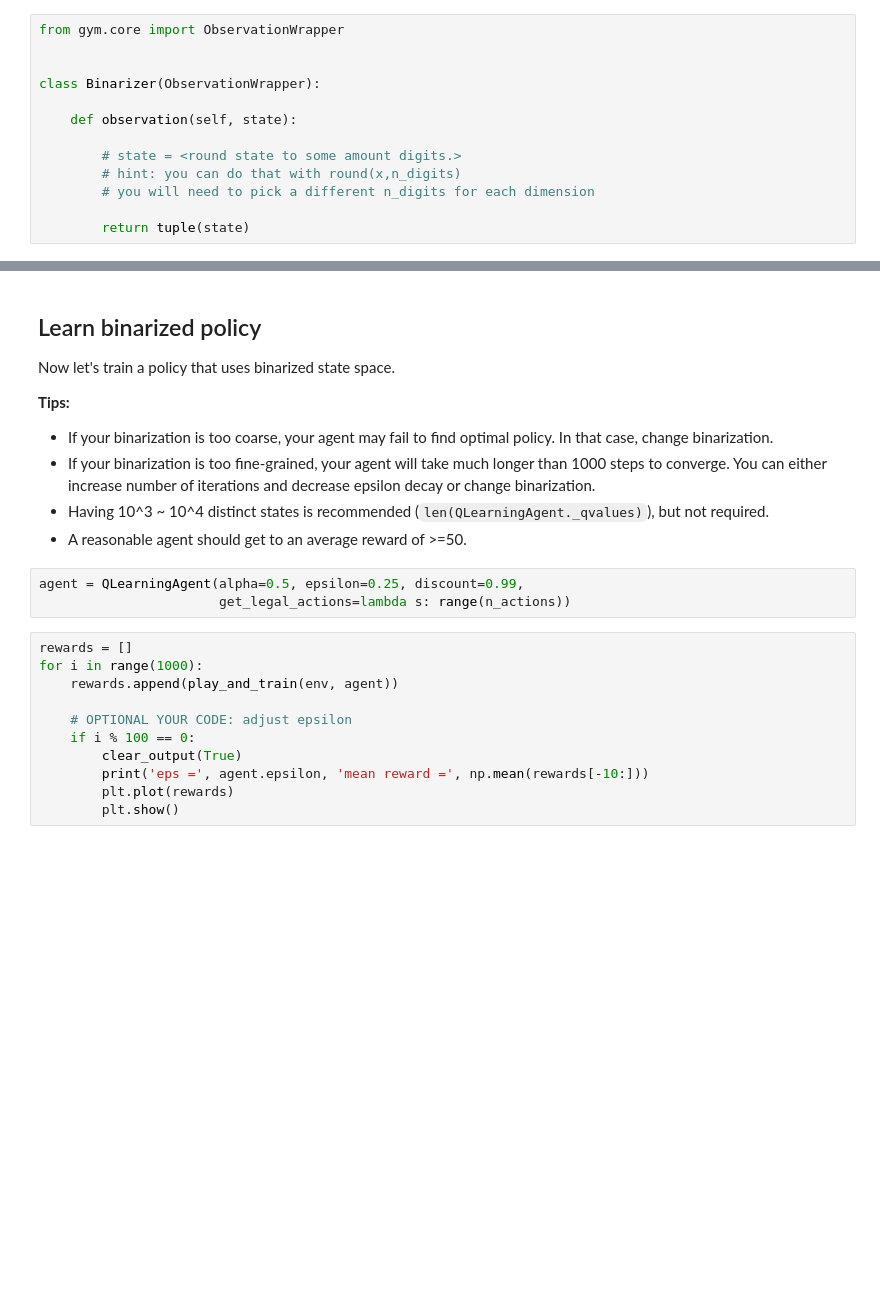
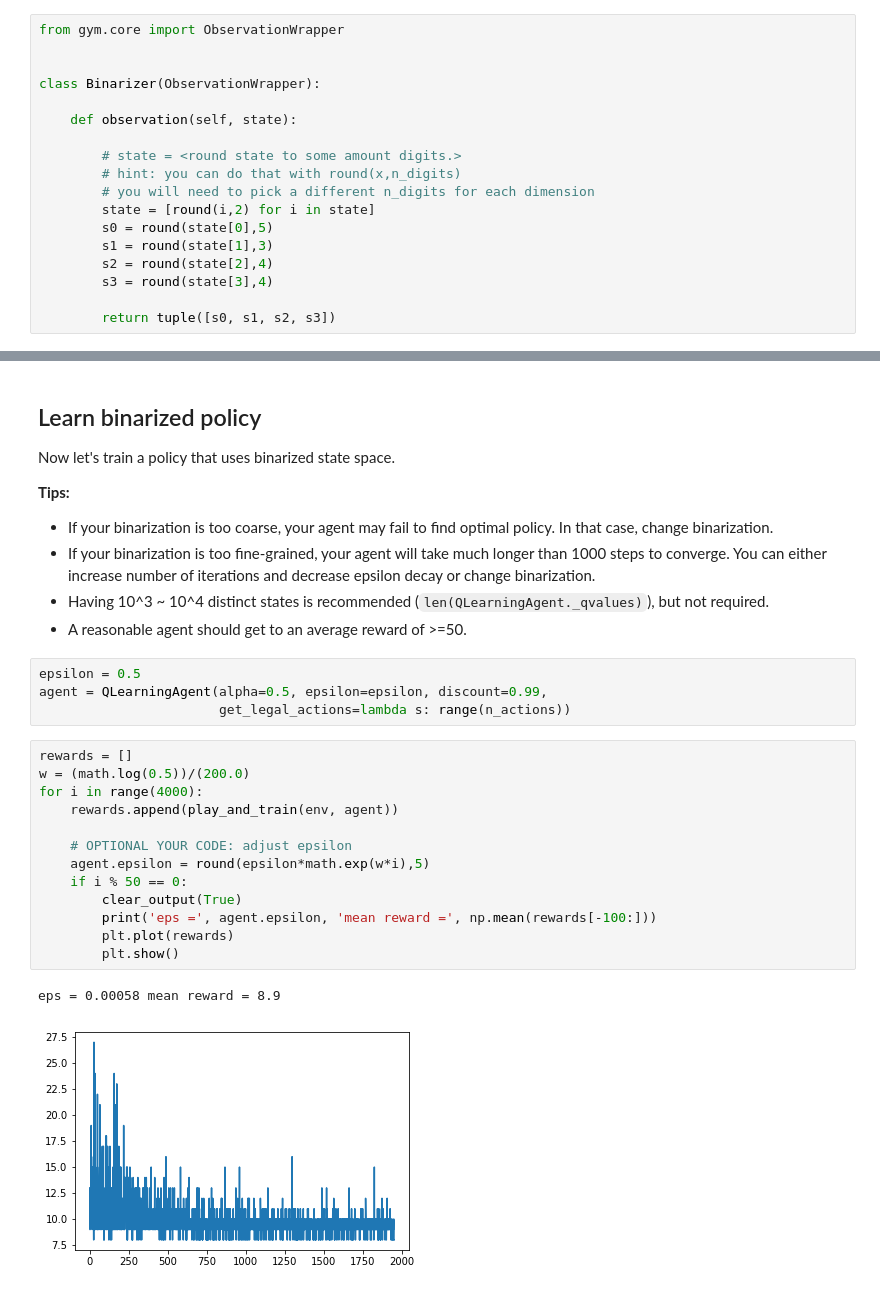
Before and after one commit to 450586509/reinforcement-learning-practice, a Jupyter notebook: Q_learning.ipynb, the cells around one changed output, grey strips where cells are left out. Cells and saved outputs as stored; diff of their text form; blank space fills up the shorter version.

```diff
--- a/Q_learning.ipynb
+++ b/Q_learning.ipynb
@@ -344,8 +351,13 @@ class Binarizer(ObservationWrapper):
         # state = <round state to some amount digits.>
         # hint: you can do that with round(x,n_digits)
         # you will need to pick a different n_digits for each dimension
+        state = [round(i,2) for i in state]
+        s0 = round(state[0],5)
+        s1 = round(state[1],3)
+        s2 = round(state[2],4)
+        s3 = round(state[3],4)
 
-        return tuple(state)
+        return tuple([s0, s1, s2, s3])
 # %%
 env = Binarizer(gym.make("CartPole-v0"))
 # %%
@@ -376,16 +393,22 @@ __Tips:__
 * Having 10^3 ~ 10^4 distinct states is recommended (`len(QLearningAgent._qvalues)`), but not required.
 * A reasonable agent should get to an average reward of >=50.
 # %%
-agent = QLearningAgent(alpha=0.5, epsilon=0.25, discount=0.99,
+epsilon = 0.5
+agent = QLearningAgent(alpha=0.5, epsilon=epsilon, discount=0.99,
                        get_legal_actions=lambda s: range(n_actions))
 # %%
 rewards = []
-for i in range(1000):
+w = (math.log(0.5))/(200.0)
+for i in range(4000):
     rewards.append(play_and_train(env, agent))
 
     # OPTIONAL YOUR CODE: adjust epsilon
-    if i % 100 == 0:
+    agent.epsilon = round(epsilon*math.exp(w*i),5)
+    if i % 50 == 0:
         clear_output(True)
-        print('eps =', agent.epsilon, 'mean reward =', np.mean(rewards[-10:]))
+        print('eps =', agent.epsilon, 'mean reward =', np.mean(rewards[-100:]))
         plt.plot(rewards)
         plt.show()
+# %% [output]
+eps = 0.00058 mean reward = 8.9
+[figure, added]
```
Also changed, not shown: parts of 10 cells of this notebook.
